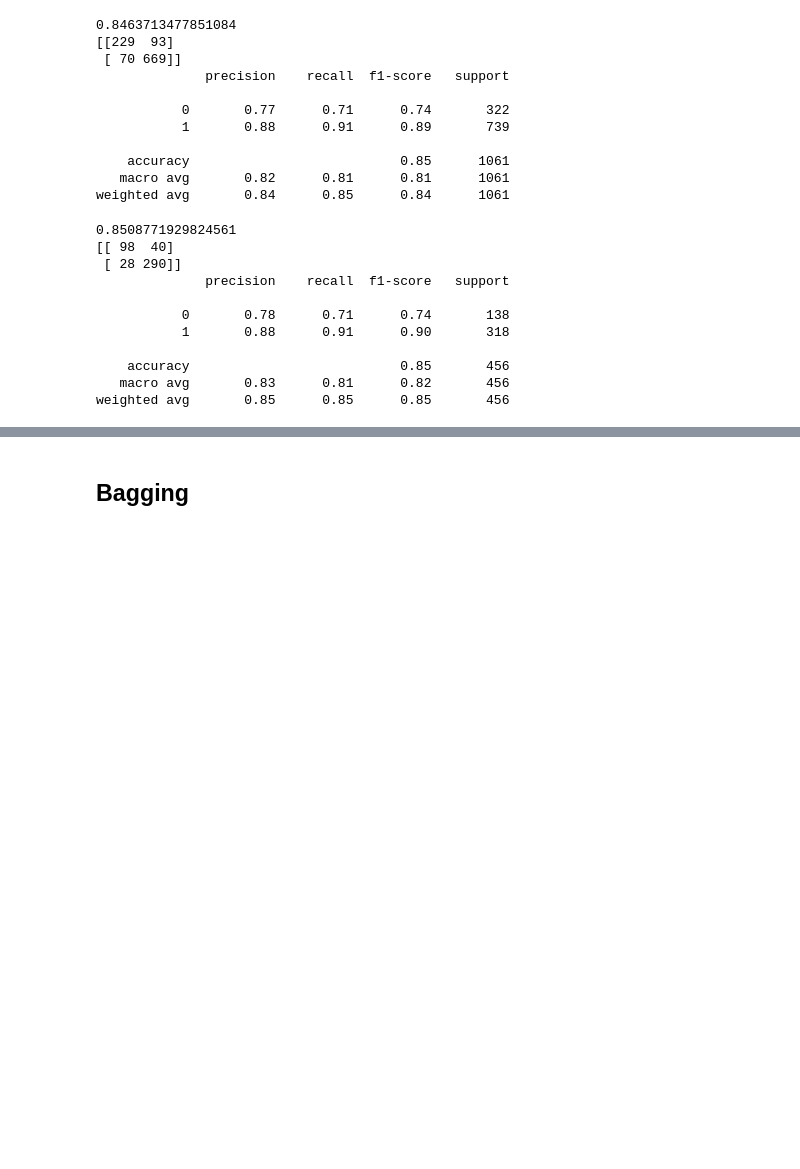
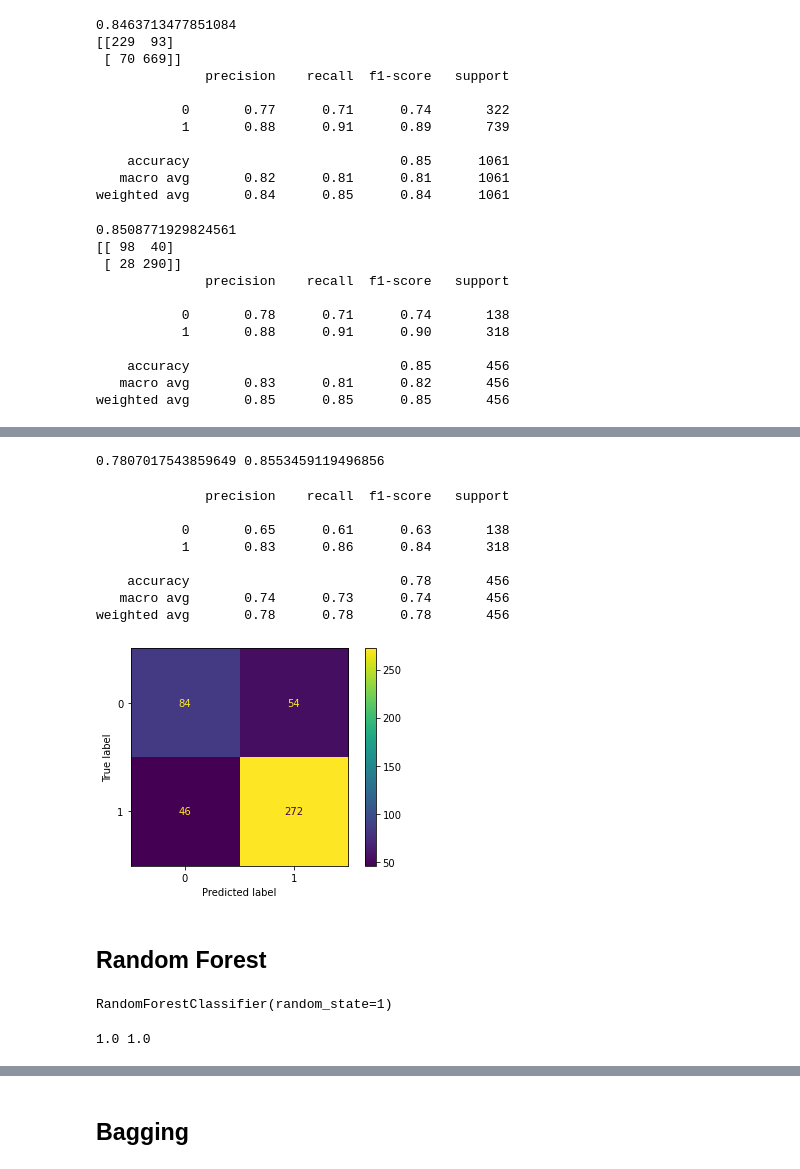
Before and after one commit to sainadh6414/datascience, a Jupyter notebook: _6_machine_learning/project/Notebook.ipynb, the cells around one changed output, grey strips where cells are left out. Drawn from its saved outputs; the diff is of its cells as text; code cells hidden in the pictures; blank space fills up the shorter version.

```diff
--- a/_6_machine_learning/project/Notebook.ipynb
+++ b/_6_machine_learning/project/Notebook.ipynb
@@ -752,0 +663,5 @@ weighted avg       0.85      0.85      0.85       456
+# %%
+from sklearn import tree
+
+DT_model= tree.DecisionTreeClassifier()
+DT_model.fit(X_train, y_train)
@@ -752,0 +692,39 @@ weighted avg       0.85      0.85      0.85       456
+# %%
+## Performance Matrix on test data set
+DT_test_predict = DT_model.predict(X_test)
+DT_test_score = DT_model.score(X_test, y_test)
+DT_test_recall_score = recall_score(y_test, DT_test_predict)
+print(DT_test_score,DT_test_recall_score)
+# %% [output]
+0.7807017543859649 0.8553459119496856
+# %%
+plot_confusion_matrix(DT_model, X_test, y_test)
+plt.grid(b=False);
+print(classification_report(y_test, DT_test_predict))
+# %% [output]
+              precision    recall  f1-score   support
+
+           0       0.65      0.61      0.63       138
+           1       0.83      0.86      0.84       318
+
+    accuracy                           0.78       456
+   macro avg       0.74      0.73      0.74       456
+weighted avg       0.78      0.78      0.78       456
+[figure, added]
+# %% [markdown]
+## Random Forest
+# %%
+from sklearn.ensemble import RandomForestClassifier
+
+RF_model=RandomForestClassifier(n_estimators=100,random_state=1)
+RF_model.fit(X_train, y_train)
+# %% [output]
+RandomForestClassifier(random_state=1)
+# %%
+## Performance Matrix on train data set
+RF_train_predict = RF_model.predict(X_train)
+RF_train_score =RF_model.score(X_train, y_train)
+RF_train_recall_score = recall_score(y_train,RF_train_predict)
+print(RF_train_score,RF_train_recall_score)
+# %% [output]
+1.0 1.0
```
Also changed, not shown: parts of 82 cells of this notebook, 3 other files.
